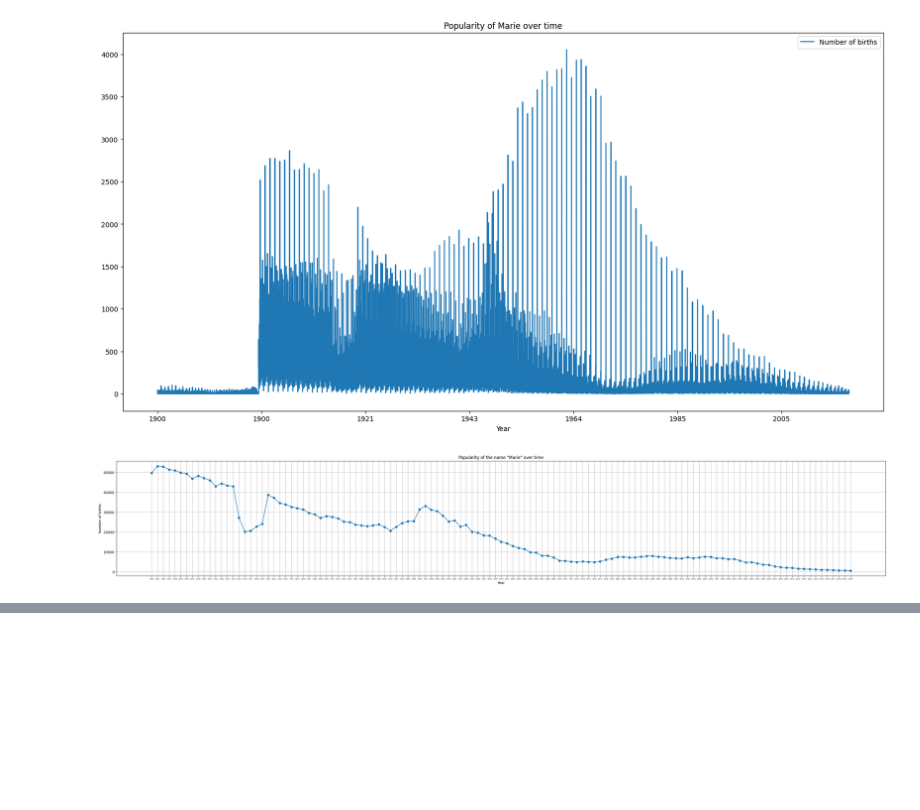
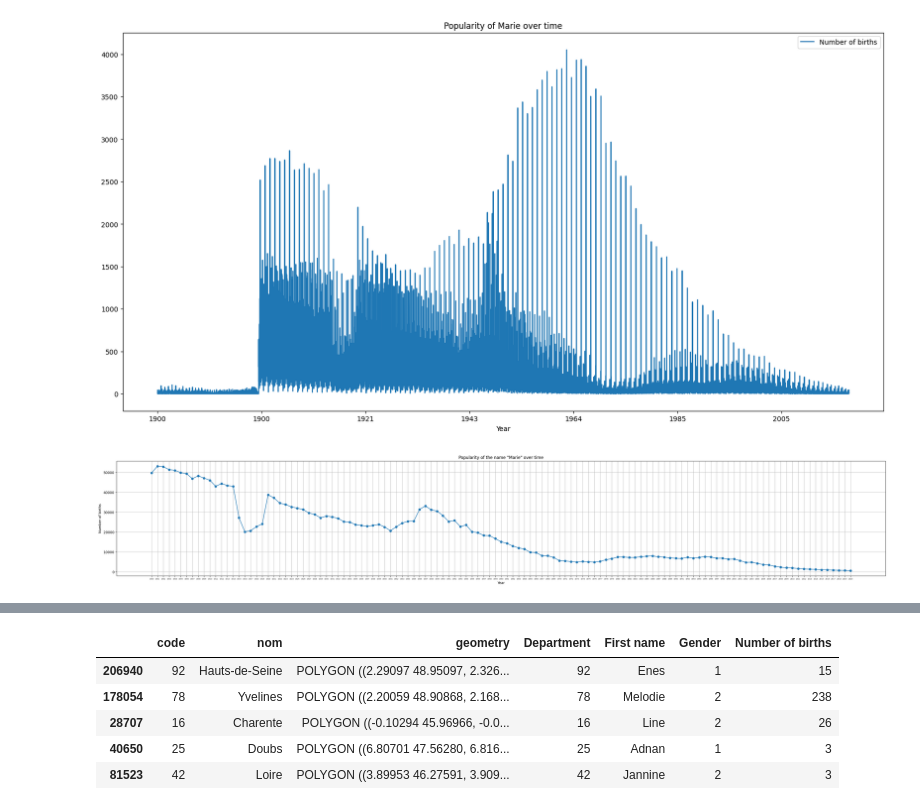
Before and after one commit to hghalebi/mini-project-data-visualization, a Jupyter notebook: test.ipynb, the cells around one changed output, grey strips where cells are left out. Cells and saved outputs as stored; diff of their text form; code cells hidden in the pictures; blank space fills up the shorter version.

```diff
--- a/Names_hints/test.ipynb
+++ b/test.ipynb
@@ -264,0 +285,11 @@ plt.show()
+# %%
+grouped_data = merged_data.groupby(['Department', 'First name','Gender'], as_index=False).agg({'Number of births': 'sum'})
+grouped_data = depts.merge(grouped_data, left_on='code', right_on='Department')
+grouped_data.sample(5)
+# %% [output]
+|  | code | nom | geometry | Department | First name | Gender | Number of births |
+| 206940 | 92 | Hauts-de-Seine | POLYGON ((2.29097 48.95097, 2.326... | 92 | Enes | 1 | 15 |
+| 178054 | 78 | Yvelines | POLYGON ((2.20059 48.90868, 2.168... | 78 | Melodie | 2 | 238 |
+| 28707 | 16 | Charente | POLYGON ((-0.10294 45.96966, -0.0... | 16 | Line | 2 | 26 |
+| 40650 | 25 | Doubs | POLYGON ((6.80701 47.56280, 6.816... | 25 | Adnan | 1 | 3 |
+| 81523 | 42 | Loire | POLYGON ((3.89953 46.27591, 3.909... | 42 | Jannine | 2 | 3 |
```
Also changed, not shown: parts of 13 cells of this notebook, 8 other files.
